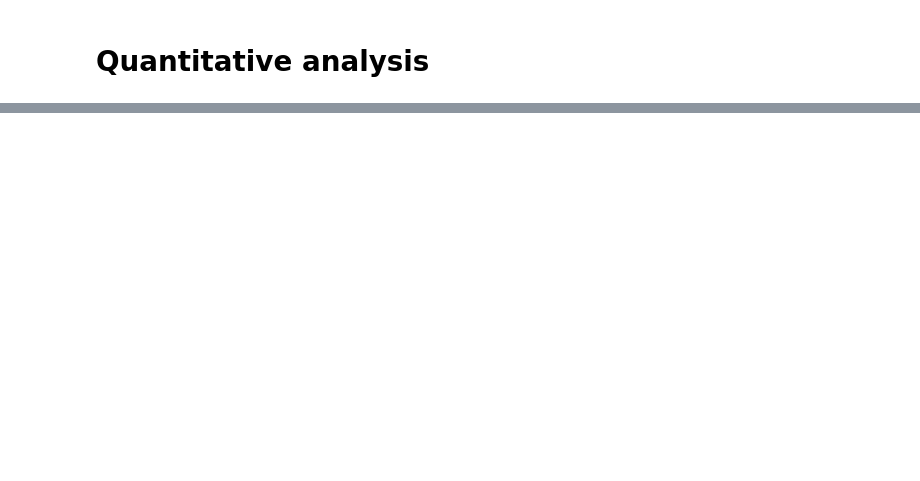
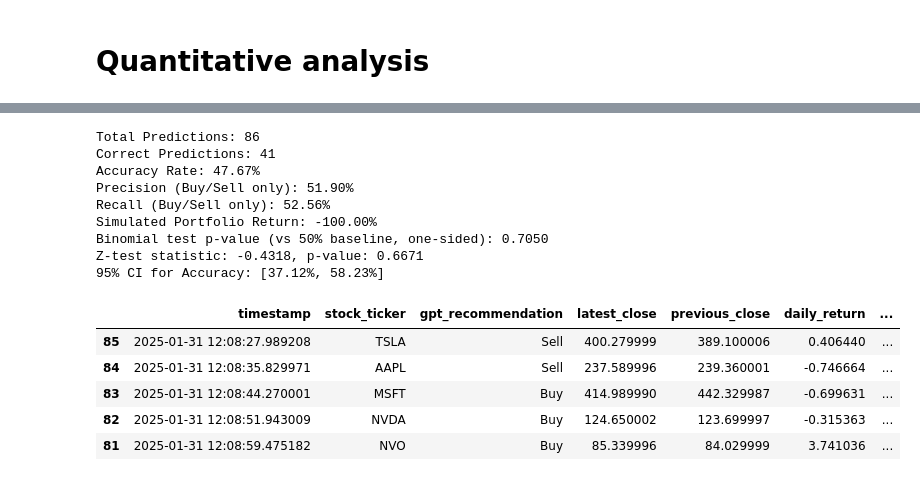
Before and after one commit to BengiNouri/Master-Thesis, a Jupyter notebook: Data Analysis/RecommendationAnalysis.ipynb, the cells around one changed output, grey strips where cells are left out. Saved outputs shown, nothing was run; the diff lists cells and outputs as text; code cells hidden in the pictures; blank space fills up the shorter version.

Commit message:
Added updates in Data Analysis folder

```diff
--- a/Data Analysis/RecommendationAnalysis.ipynb
+++ b/Data Analysis/RecommendationAnalysis.ipynb
@@ -113,25 +113,0 @@ Passing `palette` without assigning `hue` is deprecated and will be removed in v
-# %%
-from sklearn.model_selection import train_test_split
-from sklearn.ensemble import RandomForestClassifier
-from sklearn.metrics import classification_report, confusion_matrix
-
-# Feature Engineering
-df['price_change'] = (df['latest_close'] - df['previous_close']) / df['previous_close'] * 100
-df['sentiment_score'] = df['sentiment_summary'].apply(lambda x: eval(x)['positive'] - eval(x)['negative'])
-
-# Prepare Dataset for Machine Learning
-features = ['price_change', 'sentiment_score']
-X = df[features]
-y = df['is_correct']
-
-# Train-Test Split
-X_train, X_test, y_train, y_test = train_test_split(X, y, test_size=0.3, random_state=42)
-
-# Train a Random Forest Classifier
-clf = RandomForestClassifier(random_state=42)
-clf.fit(X_train, y_train)
-
-# Evaluate Model
-y_pred = clf.predict(X_test)
-print(classification_report(y_test, y_pred))
-print(confusion_matrix(y_test, y_pred))
@@ -201,0 +327,30 @@ profile.to_notebook_iframe()
+# %%
+# 1) Import required libraries
+import pandas as pd
+
+# 2) Load the cleaned data
+df_cleaned = pd.read_csv("model_recommendations_cleaned.csv")
+
+# 3) Call advanced_analysis on the dataframe
+result_df = advanced_analysis(df_cleaned)
+
+# 4) Take a look at the top rows of the result to see daily_return, cumulative_return, etc.
+result_df[['timestamp', 'stock_ticker', 'gpt_recommendation',
+           'latest_close', 'previous_close',
+           'daily_return', 'cumulative_return']].head()
+# %% [output]
+Total Predictions: 86
+Correct Predictions: 41
+Accuracy Rate: 47.67%
+Precision (Buy/Sell only): 51.90%
+Recall (Buy/Sell only): 52.56%
+Simulated Portfolio Return: -100.00%
+Binomial test p-value (vs 50% baseline, one-sided): 0.7050
+Z-test statistic: -0.4318, p-value: 0.6671
+95% CI for Accuracy: [37.12%, 58.23%]
+|  | timestamp | stock_ticker | gpt_recommendation | latest_close | previous_close | daily_return | ... |
+| 85 | 2025-01-31 12:08:27.989208 | TSLA | Sell | 400.279999 | 389.100006 | 0.406440 | ... |
+| 84 | 2025-01-31 12:08:35.829971 | AAPL | Sell | 237.589996 | 239.360001 | -0.746664 | ... |
+| 83 | 2025-01-31 12:08:44.270001 | MSFT | Buy | 414.989990 | 442.329987 | -0.699631 | ... |
+| 82 | 2025-01-31 12:08:51.943009 | NVDA | Buy | 124.650002 | 123.699997 | -0.315363 | ... |
+| 81 | 2025-01-31 12:08:59.475182 | NVO | Buy | 85.339996 | 84.029999 | 3.741036 | ... |
```
Also changed, not shown: parts of 11 cells of this notebook, 2 other files.
